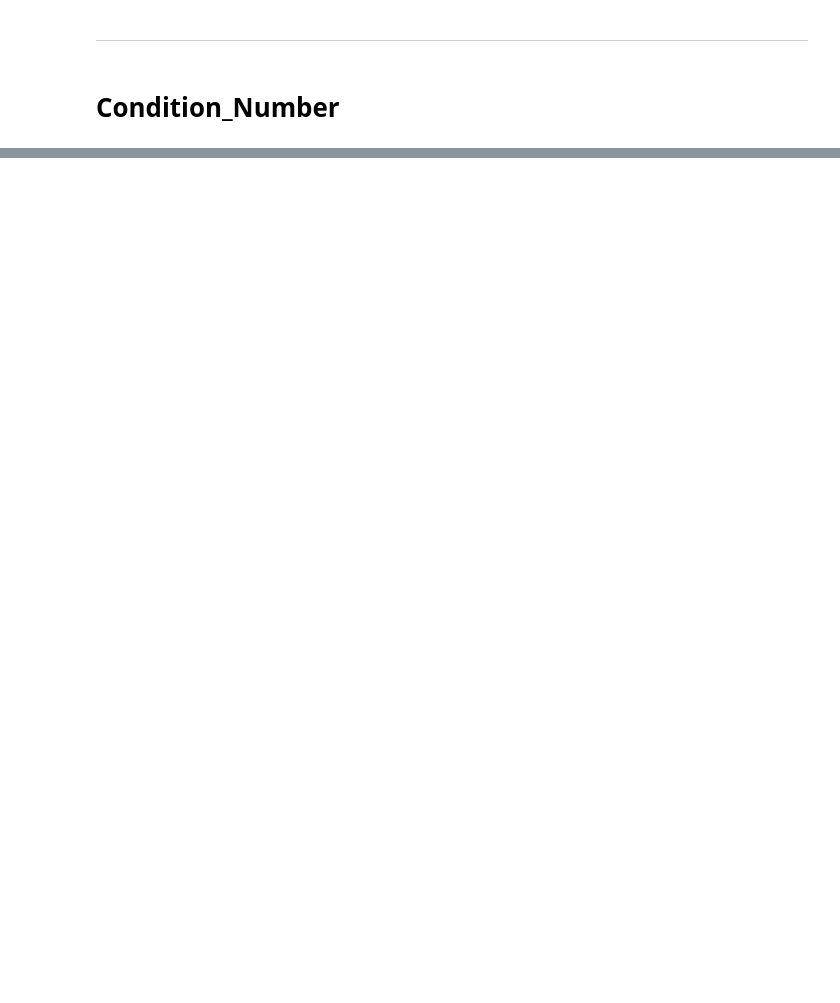
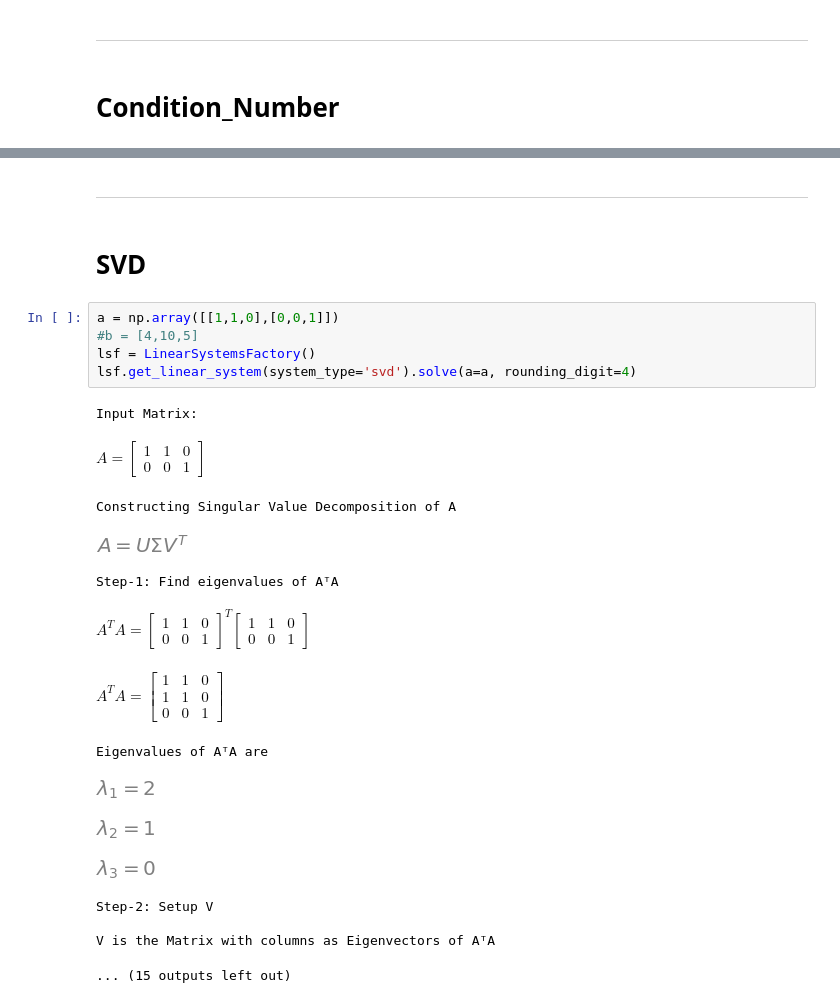
Before and after one commit to DSRohitSrivastava/BITS_MFDS_EndSem, a Jupyter notebook: MFDS-System of Equations-MIDSEM.ipynb, the cells around one changed output, grey strips where cells are left out. Cells and saved outputs as stored; diff of their text form; blank space fills up the shorter version.

```diff
--- a/MFDS-System of Equations-MIDSEM.ipynb
+++ b/MFDS-System of Equations-MIDSEM.ipynb
@@ -1429,0 +1686,25 @@ lsf.get_linear_system(system_type='condition_number').solve(a=a, b=b, pivoting=T
+# %% [markdown]
+---------------------------------------------
+# %% [markdown]
+# SVD
+# %%
+a = np.array([[1,1,0],[0,0,1]])
+#b = [4,10,5]
+lsf = LinearSystemsFactory()
+lsf.get_linear_system(system_type='svd').solve(a=a, rounding_digit=4)
+# %% [output]
+Input Matrix:
+$\displaystyle A = \left[\begin{matrix}1 & 1 & 0\\0 & 0 & 1\end{matrix}\right]$
+Constructing Singular Value Decomposition of A
+[figure, added]
+Step-1: Find eigenvalues of AᵀA
+$\displaystyle A^{T} A = \left[\begin{matrix}1 & 1 & 0\\0 & 0 & 1\end{matrix}\right]^{T} \left[\begin{matrix}1 & 1 & 0\\0 & 0 & 1\end{matrix}\right]$
+$\displaystyle A^{T} A = \left[\begin{matrix}1 & 1 & 0\\1 & 1 & 0\\0 & 0 & 1\end{matrix}\right]$
+Eigenvalues of AᵀA are
+[figure, added]
+[figure, added]
+[figure, added]
+Step-2: Setup V
+
+V is the Matrix with columns as Eigenvectors of AᵀA
+... (15 outputs left out)
```
Also changed, not shown: parts of 16 cells of this notebook, 2 other files.
